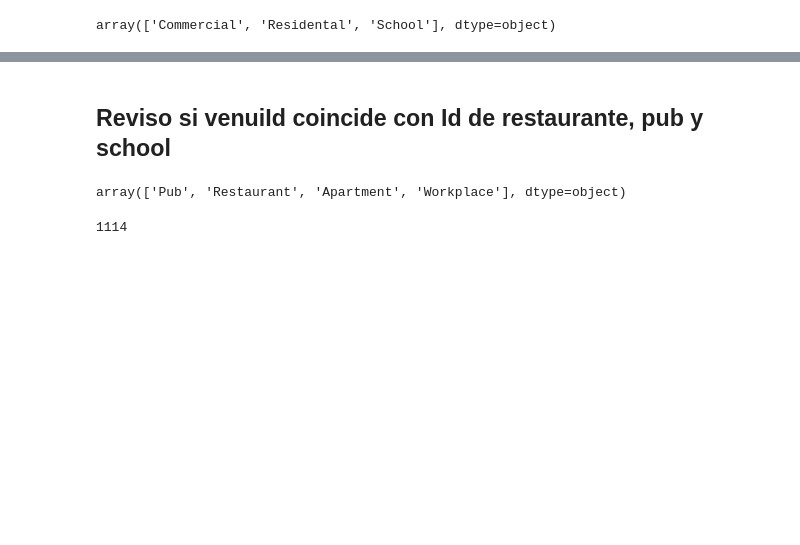
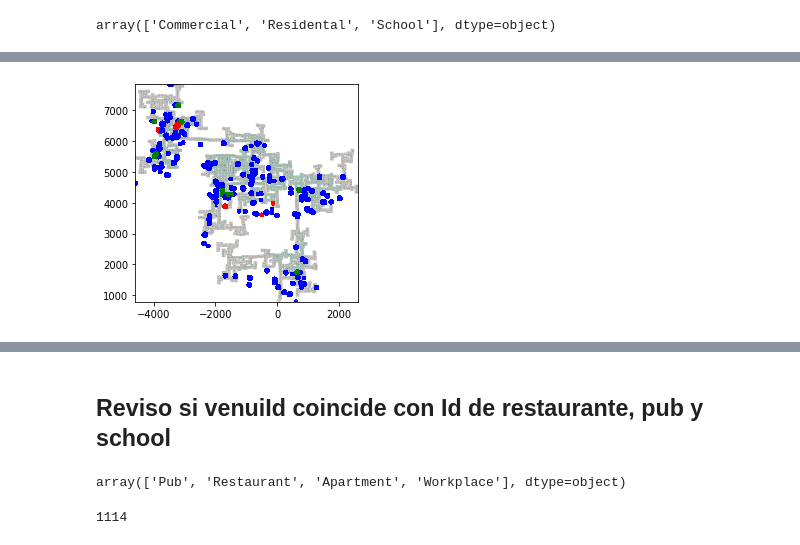
Before and after one commit to blukitas/Viz_2022_Grupo_4, a Jupyter notebook: docker/Notebooks/06.employers_patterns.ipynb, the cells around one changed output, grey strips where cells are left out. Drawn from its saved outputs; the diff is of its cells as text; code cells hidden in the pictures; blank space fills up the shorter version.

Commit message:
agrego plots de rotaciones

```diff
--- a/docker/Notebooks/06.employers_patterns.ipynb
+++ b/docker/Notebooks/06.employers_patterns.ipynb
@@ -70,17 +93 @@ Pub            11
 Name: businessType, dtype: int64
-# %%
-size = employ["count"].to_numpy()
-s = [10*s for s in size]
-
-colors = {"Restaurant": "green", "Pub": "red", "School": "yellow", "Other": "blue"}
-
-
-fig, ax = plt.subplots()
-img = plt.imread("data/BaseMap.png")
-ax.imshow(img, extent= [employers.location_x.min(),
-                        employers.location_x.max() ,
-                        employers.location_y.min() ,
-                        employers.location_y.max() ] )
-scatter = ax.scatter(employers.location_x, employers.location_y , s = s,
-          c = employers_join["businessType"].map(colors) )
-ax.legend(scatter.legend_elements() , labels = list(colors.keys() ) ) # legend probleemmm
@@ -93,0 +107,11 @@ array(['Commercial', 'Residental', 'School'], dtype=object)
+# %%
+agg_employ = employers_join.groupby('employerId', as_index=False).agg(
+    tot_hires = ('hires', sum),
+    tot_dropouts = ('dropouts', sum),
+    avg_employees = ('total_employees', np.nanmean  )
+)
+agg_employ = pd.merge(agg_employ,  employers_join[[ 'employerId',  'location_x', 'location_y', 'businessType' ]],
+                          how = "left",
+                          left_on = "employerId" , right_on = "employerId" )
+
+agg_employ.head()
@@ -93,0 +125,17 @@ array(['Commercial', 'Residental', 'School'], dtype=object)
+# %%
+size = agg_employ["avg_employees"].to_numpy()
+s = [np.log(s)*10 for s in size]
+
+colors = {"Restaurant": "green", "Pub": "red", "School": "yellow", "Other": "blue"}
+
+
+fig, ax = plt.subplots()
+img = plt.imread("data/BaseMap.png")
+ax.imshow(img, extent= [agg_employ.location_x.min(),
+                        agg_employ.location_x.max() ,
+                        agg_employ.location_y.min() ,
+                        agg_employ.location_y.max() ] )
+scatter = ax.scatter(agg_employ.location_x, agg_employ.location_y , s = s,
+          c = agg_employ["businessType"].map(colors) )
+# %% [output]
+[figure, new version]
```
Also changed, not shown: parts of 20 cells of this notebook, 3 other files.
